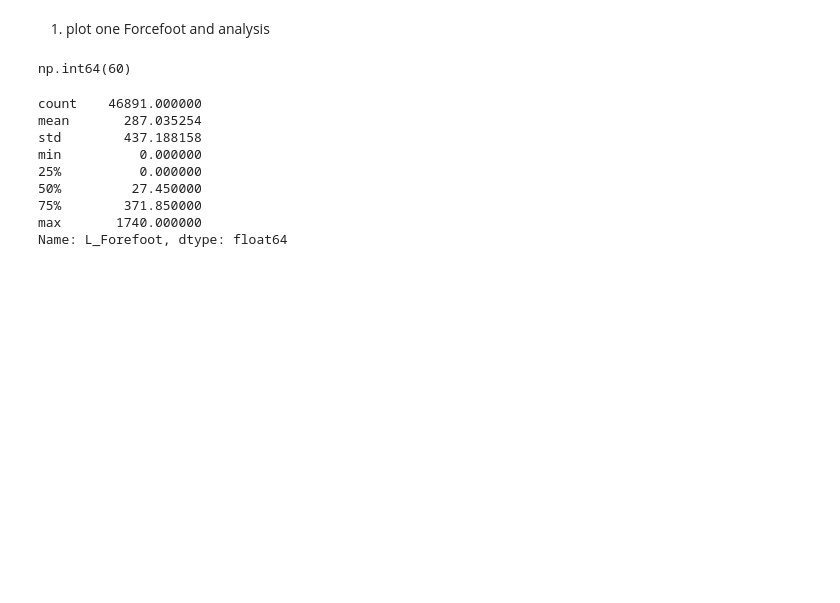
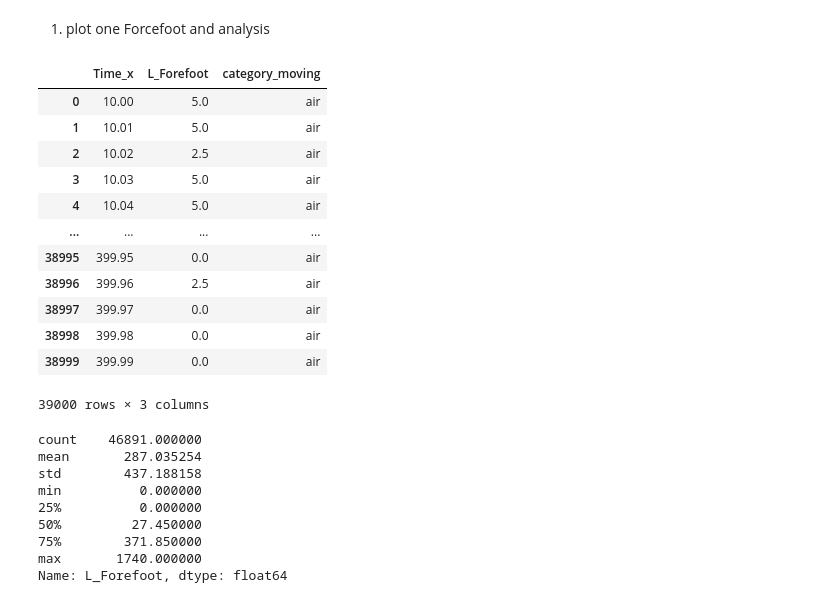
Before and after one commit to Mohsenmohebbi1993/Biomechanik, a Jupyter notebook: notebooks/3. Analysis Foot HeartRate GPX.ipynb, the cells around one changed output. Saved outputs shown, nothing was run; the diff lists cells and outputs as text; code cells hidden in the pictures; blank space fills up the shorter version.

Commit message:
select first and end air index

```diff
--- a/notebooks/3. Analysis Foot HeartRate GPX.ipynb
+++ b/notebooks/3. Analysis Foot HeartRate GPX.ipynb
@@ -573,28 +573,50 @@ df.head()
 # %%
 df = Asphalt_S07_01_341_Date_2025_11_17_Time_10_09_36.copy()
 
 # select columns Time_x and L_Forefoot
 # Time_x: start 0 with a step of 0.01 seconds
 # L_Forefoot : force
 df_forcefoot = df[["Time_x", "L_Forefoot"]].copy()
 
 # drop NA row
 df_forcefoot = df_forcefoot.dropna()
 
+# Select a range (secend 10 to 400)
+df_forcefoot = df_forcefoot.iloc[1000:40001].reset_index().drop(columns = "index")
+
 # We create an empty column to indicate whether the foot is on the ground or in the air
 df_forcefoot["category_moving"] = ""
 
 # We create a mask such that if the force is less than 100,
 # the foot is in the air;
 # otherwise, the foot is on the ground.
 mask_step = 100
+
 # np.where( if (mask), True, False)
 df_forcefoot['category_moving'] = np.where(df_forcefoot['L_Forefoot'].ge(mask_step) ,'ground','air')
 
+# select first and end air index
+# if end of data are graund, drop
+min_air_index = df_forcefoot[df_forcefoot["category_moving"].eq("air")].index.min()
+max_air_index = df_forcefoot[df_forcefoot["category_moving"].eq("air")].index.max()
+df_forcefoot = df_forcefoot.iloc[min_air_index:max_air_index]
 
-df_forcefoot[df_forcefoot["category_moving"] == "air"].index.min()
+
+df_forcefoot
 # %% [output]
+|  | Time_x | L_Forefoot | category_moving |
+| 0 | 10.00 | 5.0 | air |
+| 1 | 10.01 | 5.0 | air |
+| 2 | 10.02 | 2.5 | air |
+| 3 | 10.03 | 5.0 | air |
+| 4 | 10.04 | 5.0 | air |
+| ... | ... | ... | ... |
+| 38995 | 399.95 | 0.0 | air |
+| 38996 | 399.96 | 2.5 | air |
+| 38997 | 399.97 | 0.0 | air |
+| 38998 | 399.98 | 0.0 | air |
+| 38999 | 399.99 | 0.0 | air |
-np.int64(60)
+39000 rows × 3 columns
 # %%
 df["L_Forefoot"].describe()
 # %% [output]
```
